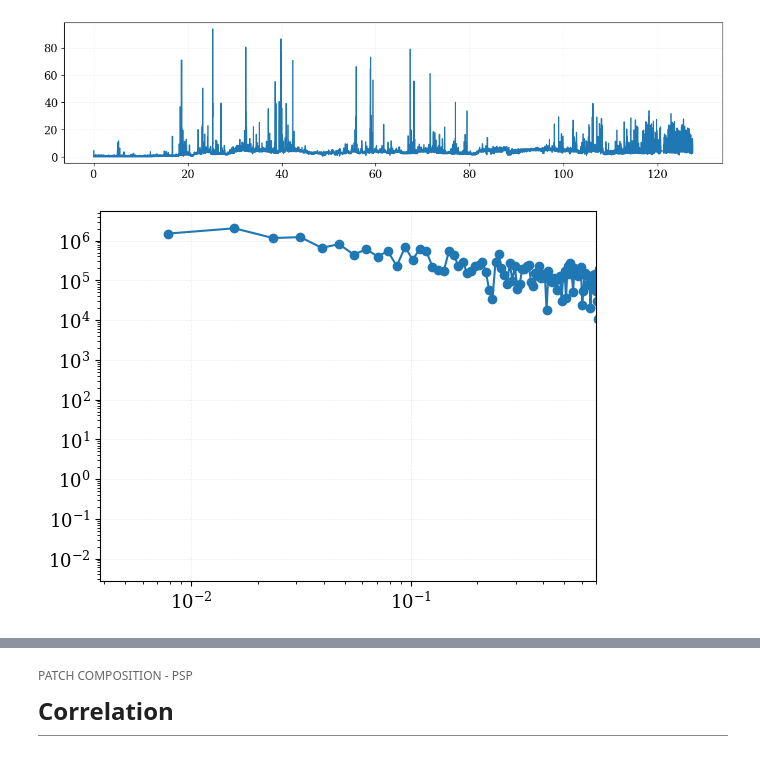
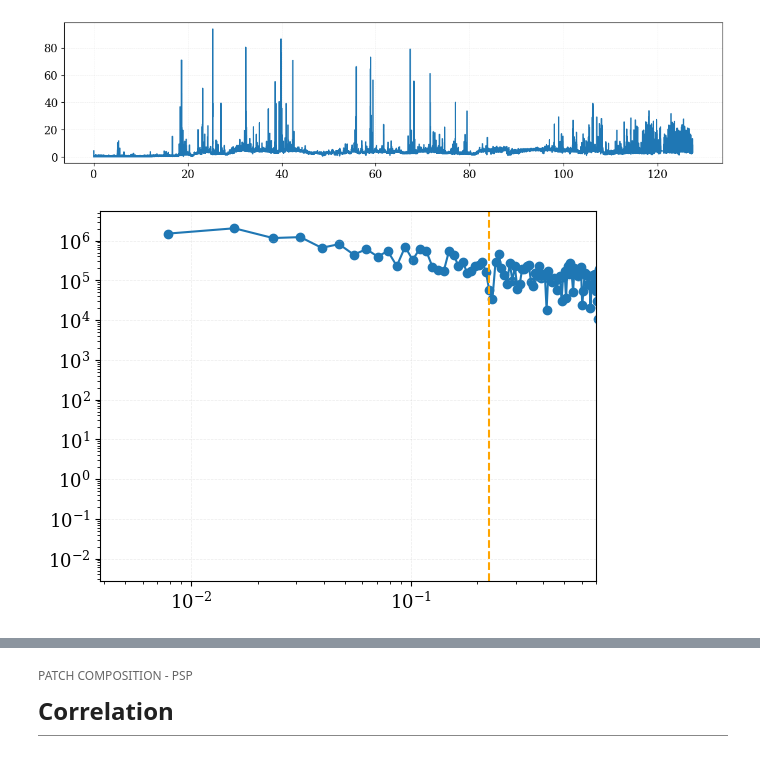
Before and after one commit to TristanVrg/patch-composition, a Jupyter notebook: Analysis/patch-psp.ipynb, the cells around one changed output, grey strips where cells are left out. Drawn from its saved outputs; the diff is of its cells as text; code cells hidden in the pictures.

```diff
--- a/Analysis/patch-psp.ipynb
+++ b/Analysis/patch-psp.ipynb
@@ -320,15 +336,19 @@ plt.plot(s_psp_new, a_percent_new)
 # %%
 # --- alpha abundance
 ds_a_percent = np.mean(np.diff(s_psp_new))
 
 fft_a_percent  = np.fft.rfft(a_percent_new)
 freq_a_percent = np.fft.rfftfreq(len(a_percent_new), d=ds_a_percent)
 
 plt.loglog(freq_a_percent[1:], np.abs(fft_a_percent[1:]))
 plt.scatter(freq_a_percent[1:], np.abs(fft_a_percent[1:]))
-#plt.axvline(1e-1, color="orange")
+plt.axvline(
+    freq_a_percent[29],
+    color="orange",
+    linestyle="--"
+)
 plt.xlim(None, 7e-1)
 plt.show()
 # %% [output]
-[figure, old version]
+[figure, new version]
 # %%
```
Also changed, not shown: parts of 12 cells of this notebook, 3 other files.
